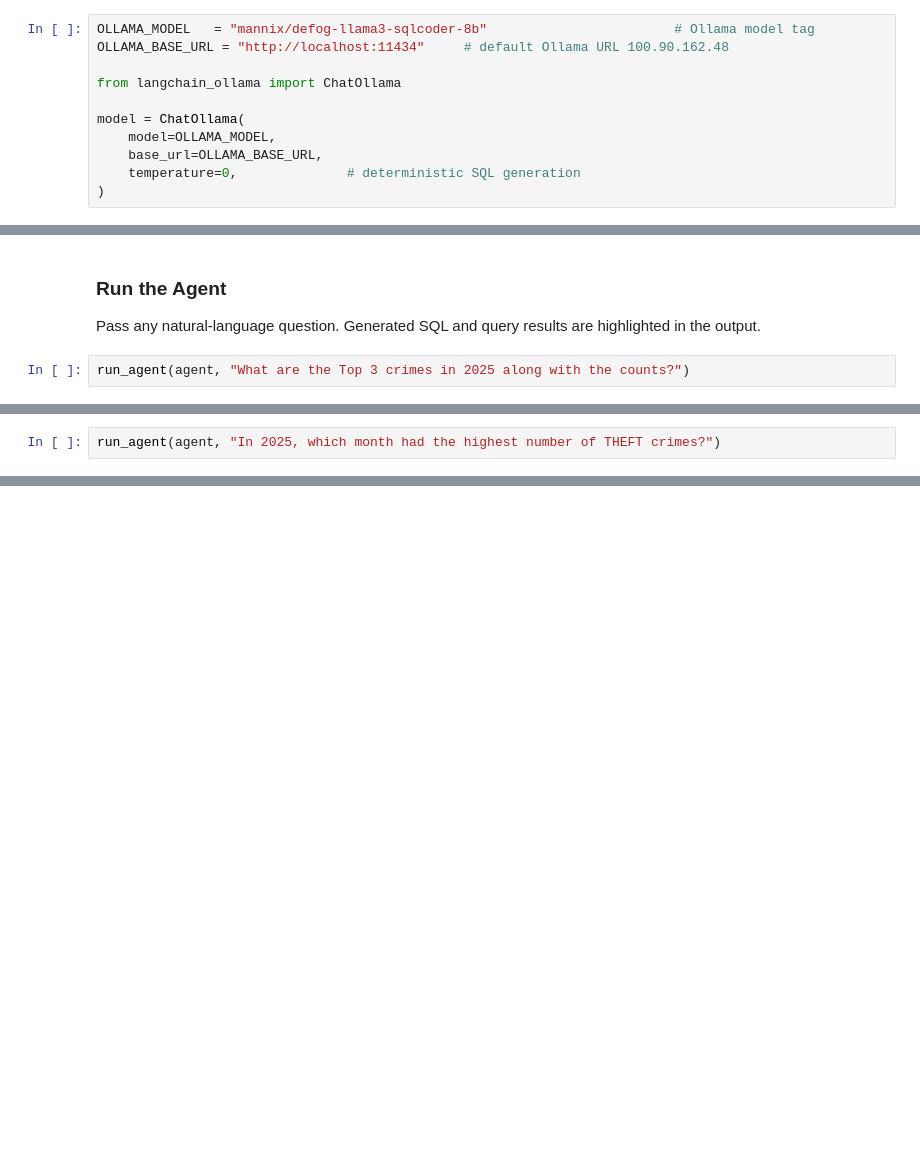
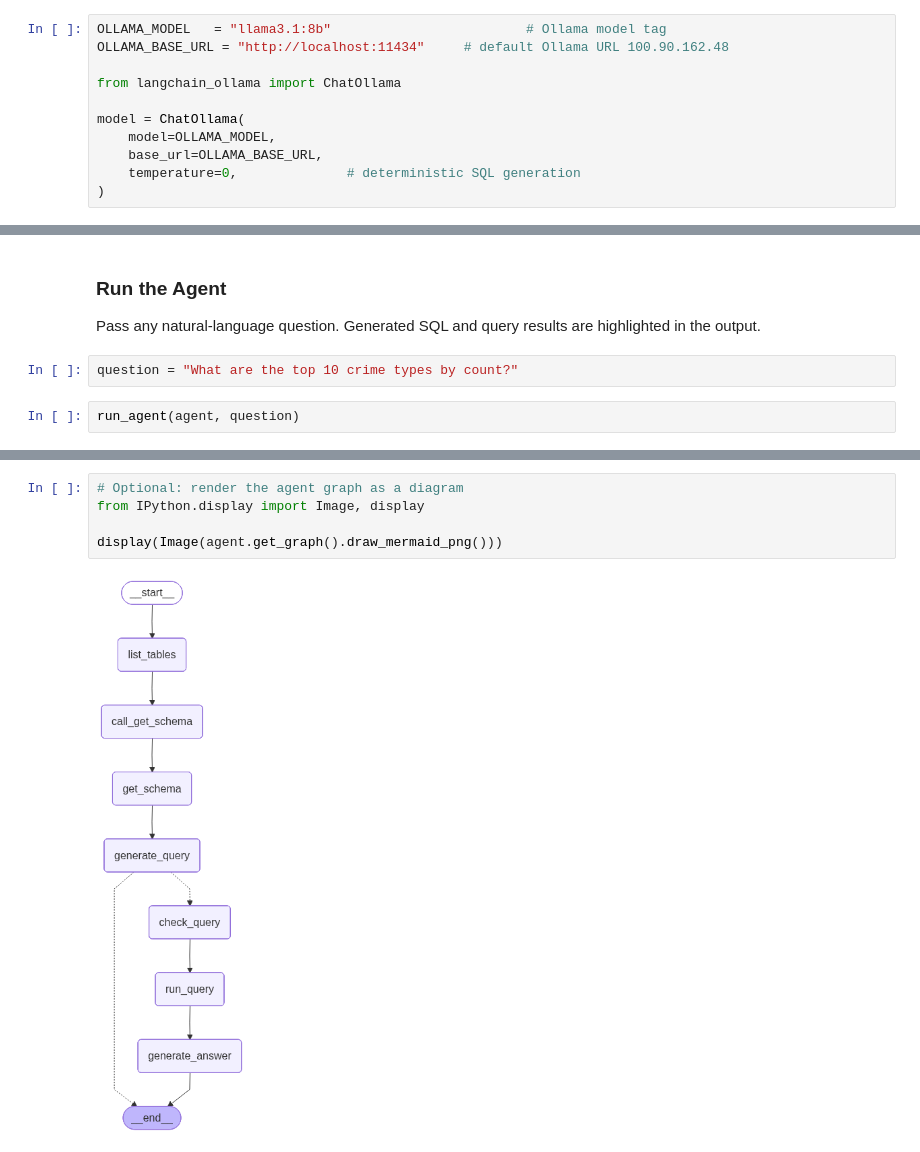
Before and after one commit to Vigneshwarr3/sql_agent, a Jupyter notebook: test.ipynb, the cells around one changed output, grey strips where cells are left out. Drawn from its saved outputs; the diff is of its cells as text; blank space fills up the shorter version.

Commit message:
created sqlcoder agent

```diff
--- a/test.ipynb
+++ b/test.ipynb
@@ -41,7 +29,7 @@ df.head()
 # %% [markdown]
 ### Model
 # %%
-OLLAMA_MODEL   = "mannix/defog-llama3-sqlcoder-8b"                        # Ollama model tag
+OLLAMA_MODEL   = "llama3.1:8b"                         # Ollama model tag
 OLLAMA_BASE_URL = "http://localhost:11434"     # default Ollama URL 100.90.162.48
 
 from langchain_ollama import ChatOllama
@@ -124,7 +112,9 @@ Agent compiled successfully!
 ### Run the Agent
 
 Pass any natural-language question. Generated SQL and query results are highlighted in the output.
+# %%
+question = "What are the top 10 crime types by count?"
 # %%
-run_agent(agent, "What are the Top 3 crimes in 2025 along with the counts?")
+run_agent(agent, question)
 # %% [output]
 ============================================================
@@ -140,2 +136,0 @@ ResponseError: registry.ollama.ai/mannix/defog-llama3-sqlcoder-8b:latest does no
-# %%
-run_agent(agent, "In 2025, which month had the highest number of THEFT crimes?")
@@ -194,2 +171,9 @@ DB results received   : 1
 
 No KeyError raised ✓
+# %%
+# Optional: render the agent graph as a diagram
+from IPython.display import Image, display
+
+display(Image(agent.get_graph().draw_mermaid_png()))
+# %% [output]
+[figure, added]
```
Also changed, not shown: parts of 6 cells of this notebook, 4 other files.
